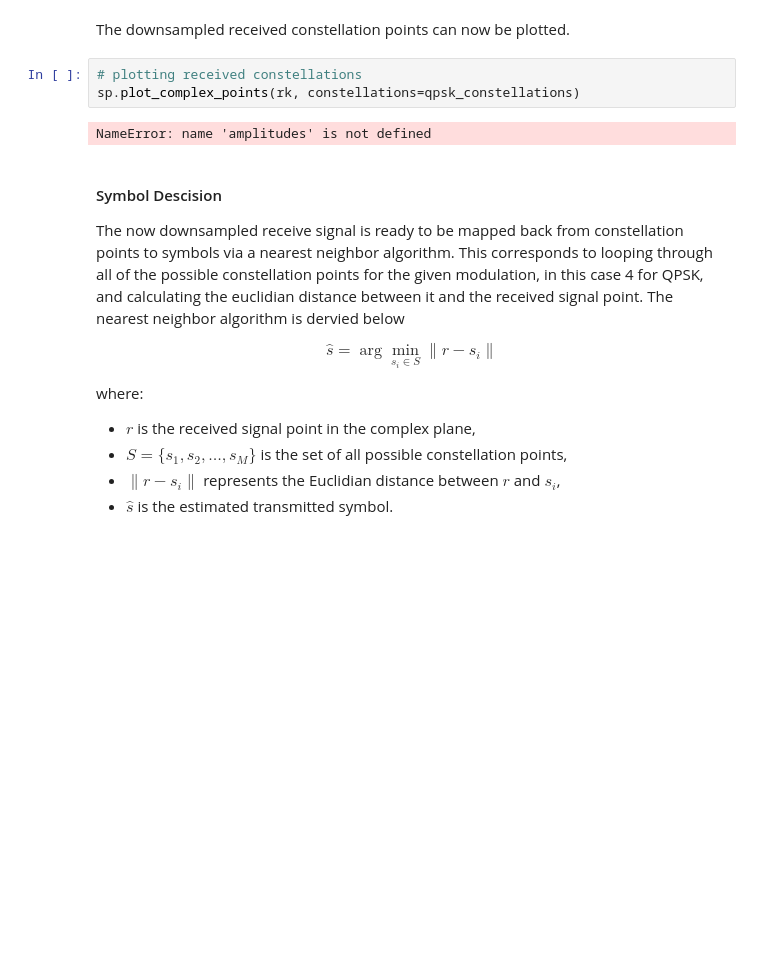
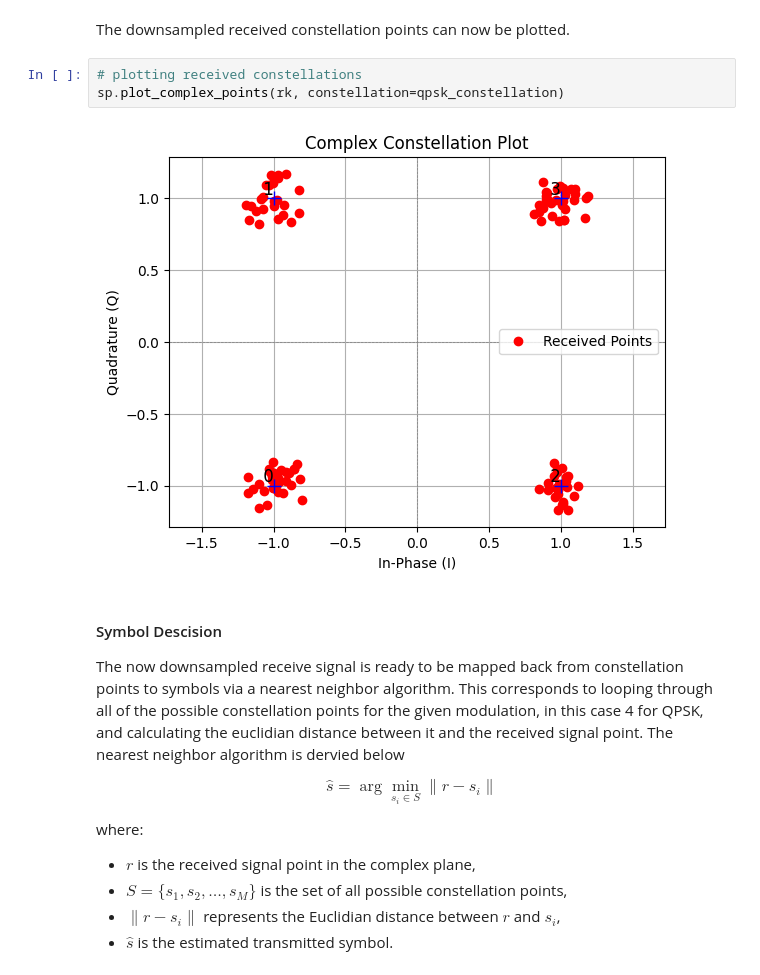
Before and after one commit to KU-Telemetry-Lab/Will_Digital_Comm_Exercises, a Jupyter notebook: Jupyter/QPSK.ipynb, the cells around one changed output. Saved outputs shown, nothing was run; the diff lists cells and outputs as text; blank space fills up the shorter version.

```diff
--- a/Jupyter/QPSK.ipynb
+++ b/Jupyter/QPSK.ipynb
@@ -300,9 +300,9 @@ rk = xk + 1j * yk
 The downsampled received constellation points can now be plotted.
 # %%
 # plotting received constellations
-sp.plot_complex_points(rk, constellations=qpsk_constellations)
+sp.plot_complex_points(rk, constellation=qpsk_constellation)
 # %% [output]
-NameError: name 'amplitudes' is not defined
+[figure, added]
 # %% [markdown]
 #### Symbol Descision
 The now downsampled receive signal is ready to be mapped back from constellation points to symbols via a nearest neighbor algorithm. This corresponds to looping through all of the possible constellation points for the given modulation, in this case 4 for QPSK, and calculating the euclidian distance between it and the received signal point. The nearest neighbor algorithm is dervied below
```
Also changed, not shown: parts of 1 cell of this notebook, 1 other file.
